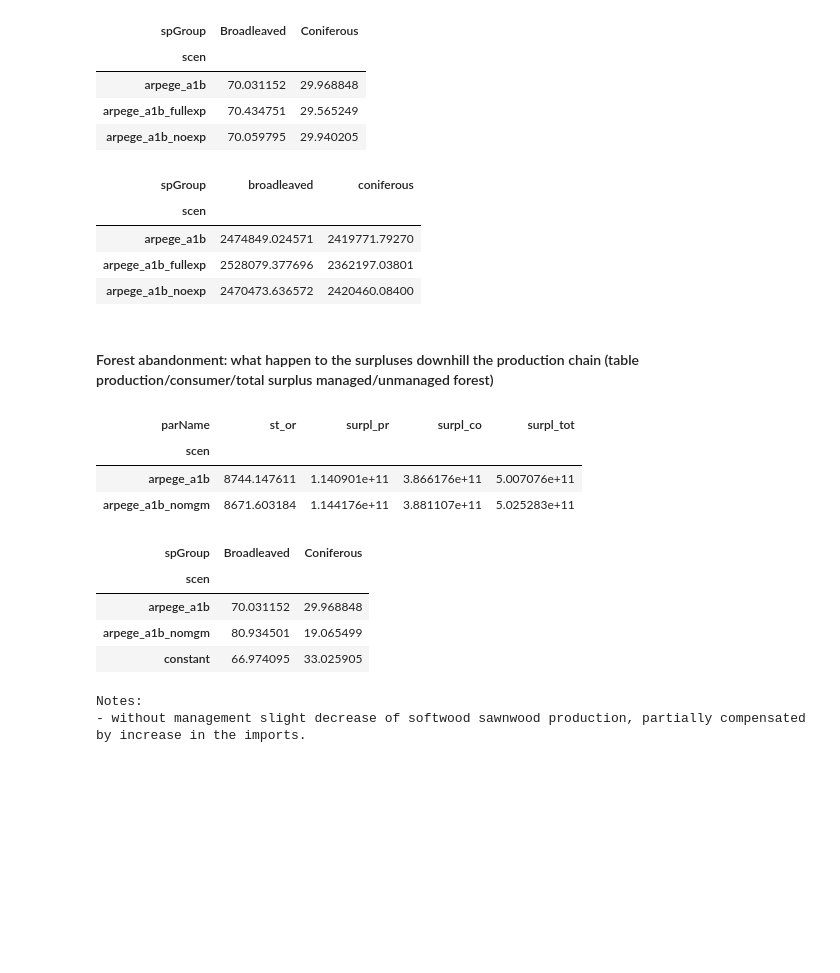
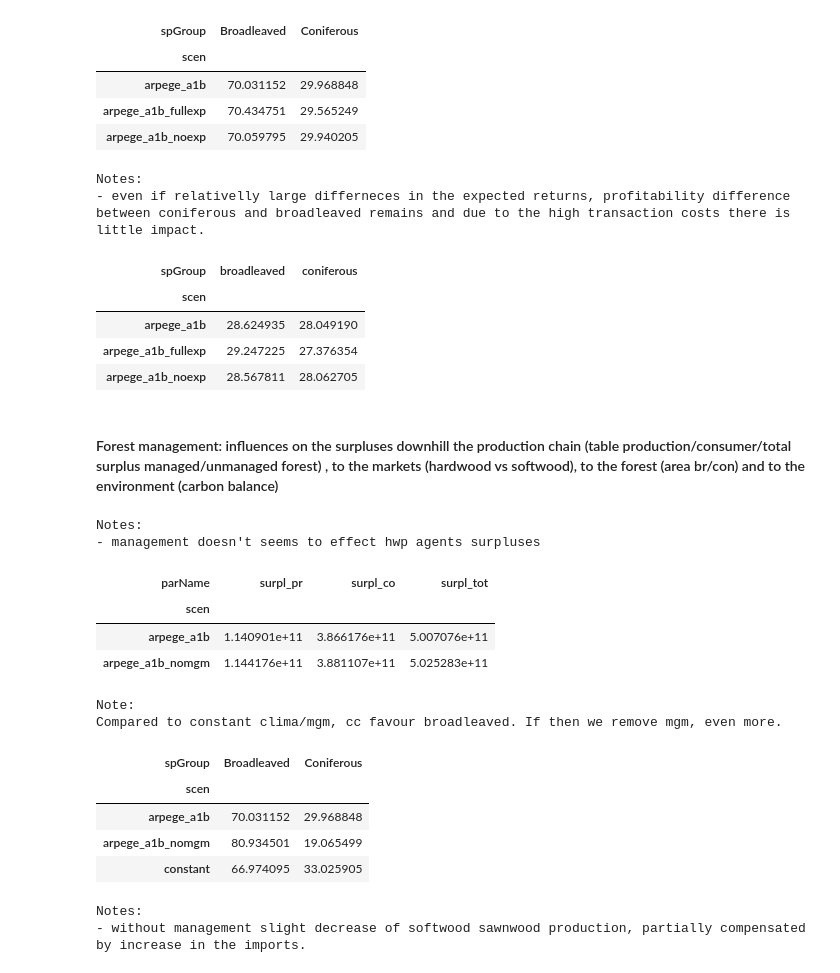
Before and after one commit to LEFNancy/ffsm_pp, a Jupyter notebook: 00_private/2015_oracle/data/output/parser_oracle.ipynb, the cells around one changed output. Saved outputs shown, nothing was run; the diff lists cells and outputs as text; code cells hidden in the pictures; blank space fills up the shorter version.

```diff
--- a/00_private/2015_oracle/data/output/parser_oracle.ipynb
+++ b/00_private/2015_oracle/data/output/parser_oracle.ipynb
@@ -17,7 +17,7 @@ import matplotlib   # only needed to determine Matplotlib version number
 pd.set_option('display.mpl_style', 'default') # Make the graphs a bit prettier
 plt.rcParams['figure.figsize'] = (15, 5)
 
-pd.set_option('display.max_rows', 25)
+pd.set_option('display.max_rows', 88)
 # %% [markdown]
 ### Global variables ###
 # %%
@@ -404,6 +430,7 @@ balanceData.columns = balanceData.columns.droplevel() # DROP TOP COLUMN LEVEL
 
 balanceData['sigma']   = np.vectorize(sigma_map.get)(prods) # vectorize the get method of the dictionary and pass the prods ndarray
 balanceData['rev'] = balanceData['st']*balanceData['pw']
+balanceData['exp'] = balanceData['dt']*balanceData['pl']
 #balanceData['rev2'] = balanceData['sl']*balanceData['pl']+balanceData['sa']*balanceData['pw'] # Attenction, for some reasons this is slighly different than rev
 
 lagged_balanceData = balanceData.groupby(level=['scen','region','prod','prodLev']).shift()
@@ -432,4 +459,4 @@ balanceData['surpl_tot'] =  balanceData.fillna(0)['surpl_pr']+ balanceData.filln
 
 #balanceData = balanceData[balanceData.index.get_level_values('year').isin([2015,2100])]
 
-balanceData
+#balanceData
@@ -654,47 +652,59 @@ forArea_exp
 | arpege_a1b_fullexp | 70.434751 | 29.565249 |
 | arpege_a1b_noexp | 70.059795 | 29.940205 |
 # %%
-# Let's see if at least in the regeneration we see differences..
+# Let's see if at least in the regeneration (yearly avg) we see differences..
 
 forReg = forestDataReg[forestDataReg['parName'] == 'regArea'].copy()
 forReg = forReg[forReg['scen'].isin(['arpege_a1b', 'arpege_a1b_noexp', 'arpege_a1b_fullexp'])]
-forReg = forReg[forReg['year'].isin([y for y in range(2015,2101)])]
+forReg = forReg[forReg['year'].isin([y for y in range(2015,2100)])]
 
 forReg = forReg.drop(['freeDim','parName','forType'],axis=1) # we don't want these columns never
-forReg = forReg.groupby(['scen','spGroup']).agg(np.sum)
+
+forReg = forReg.groupby(['scen','spGroup','year']).agg(np.sum)
+forReg.reset_index(inplace=True)
+forReg = forReg.groupby(['scen','spGroup']).agg(np.mean)
+
 forReg.drop(['region','year'], axis=1, inplace=True)
 forReg  = forReg.unstack(['spGroup'])
 forReg.columns = forReg.columns.droplevel()
-
+forReg = forReg/1000 # So to have 1000 Ha
+print("Notes:")
+print ("- even if relativelly large differneces in the expected returns, profitability difference between coniferous and broadleaved remains and due to the high transaction costs there is little impact.")
 forReg
 
 # Still low difference, cc not enought big to make many people chage their behaviours. Difference is larger
 # if we consider only the first period, as after 2100 there is no longer any difference, the scenarios show a slighly
 # larger heterogeneity
 # %% [output]
+Notes:
+- even if relativelly large differneces in the expected returns, profitability difference between coniferous and broadleaved remains and due to the high transaction costs there is little impact.
 | spGroup | broadleaved | coniferous |
 | scen |  |  |
-| arpege_a1b | 2474849.024571 | 2419771.79270 |
-| arpege_a1b_fullexp | 2528079.377696 | 2362197.03801 |
-| arpege_a1b_noexp | 2470473.636572 | 2420460.08400 |
+| arpege_a1b | 28.624935 | 28.049190 |
+| arpege_a1b_fullexp | 29.247225 | 27.376354 |
+| arpege_a1b_noexp | 28.567811 | 28.062705 |
 # %% [markdown]
-#### Forest abandonment: what happen to the surpluses downhill the production chain (table production/consumer/total surplus managed/unmanaged forest) ####
+#### Forest management: influences on the surpluses downhill the production chain (table production/consumer/total surplus managed/unmanaged forest) , to the markets (hardwood vs softwood), to the forest (area br/con) and to the environment (carbon balance)  ####
 # %%
 surplusData_fa = balanceData.copy()
 surplusData_fa.reset_index(inplace=True)
 surplusData_fa = surplusData_fa[surplusData_fa['year'].isin([y for y in range(2015,2101)])]
 #surplusData = surplusData[surplusData['year'].isin([2080])]
-surplusData_fa.drop(['dl','dc','da','dt','sl','sc','st','sa','pl','pc','pw','in','sigma', 'rev'],axis=1, inplace=True) # we don't want these columns never
+surplusData_fa.drop(['dl','dc','da','dt','sl','sc','st','sa','pl','pc','pw','in','sigma', 'rev', 'st_or'],axis=1, inplace=True) # we don't want these columns never
 surplusData_fa = surplusData_fa[surplusData_fa['scen'].isin(['arpege_a1b','arpege_a1b_nomgm'])]
 surplusData_fa = surplusData_fa.fillna(0).groupby(['scen']).agg(np.sum)
 surplusData_fa.drop(['year'], axis=1, inplace=True)
 #surplusData.columns.set_levels([['producers surplus', 'consumers surplus', 'total surplus'], [2015, 2100]], inplace=True)
+print("Notes:")
+print("- management doesn't seems to effect hwp agents surpluses")
 surplusData_fa
 # %% [output]
+Notes:
+- management doesn't seems to effect hwp agents surpluses
-| parName | st_or | surpl_pr | surpl_co | surpl_tot |
-| scen |  |  |  |  |
-| arpege_a1b | 8744.147611 | 1.140901e+11 | 3.866176e+11 | 5.007076e+11 |
-| arpege_a1b_nomgm | 8671.603184 | 1.144176e+11 | 3.881107e+11 | 5.025283e+11 |
+| parName | surpl_pr | surpl_co | surpl_tot |
+| scen |  |  |  |
+| arpege_a1b | 1.140901e+11 | 3.866176e+11 | 5.007076e+11 |
+| arpege_a1b_nomgm | 1.144176e+11 | 3.881107e+11 | 5.025283e+11 |
 # %%
 # Let's see broadeaved/coniferous area % for unmaneged scenario:
 forArea_fa = forArea_byGroup
@@ -710,8 +720,12 @@ forArea_fa['Broadleaved'] = 100 * forArea_fa['broadleaved']  / (forArea_fa['broa
 forArea_fa['Coniferous'] = 100 * forArea_fa['coniferous']  / (forArea_fa['broadleaved']+forArea_fa['coniferous'])
 forArea_fa.drop(['broadleaved','coniferous'], axis=1, inplace=True)
 
+print ("Note:")
+print("Compared to constant clima/mgm, cc favour broadleaved. If then we remove mgm, even more.")
 forArea_fa
 # %% [output]
+Note:
+Compared to constant clima/mgm, cc favour broadleaved. If then we remove mgm, even more.
 | spGroup | Broadleaved | Coniferous |
 | scen |  |  |
 | arpege_a1b | 70.031152 | 29.968848 |
```
Also changed, not shown: parts of 15 cells of this notebook, 7 other files.
